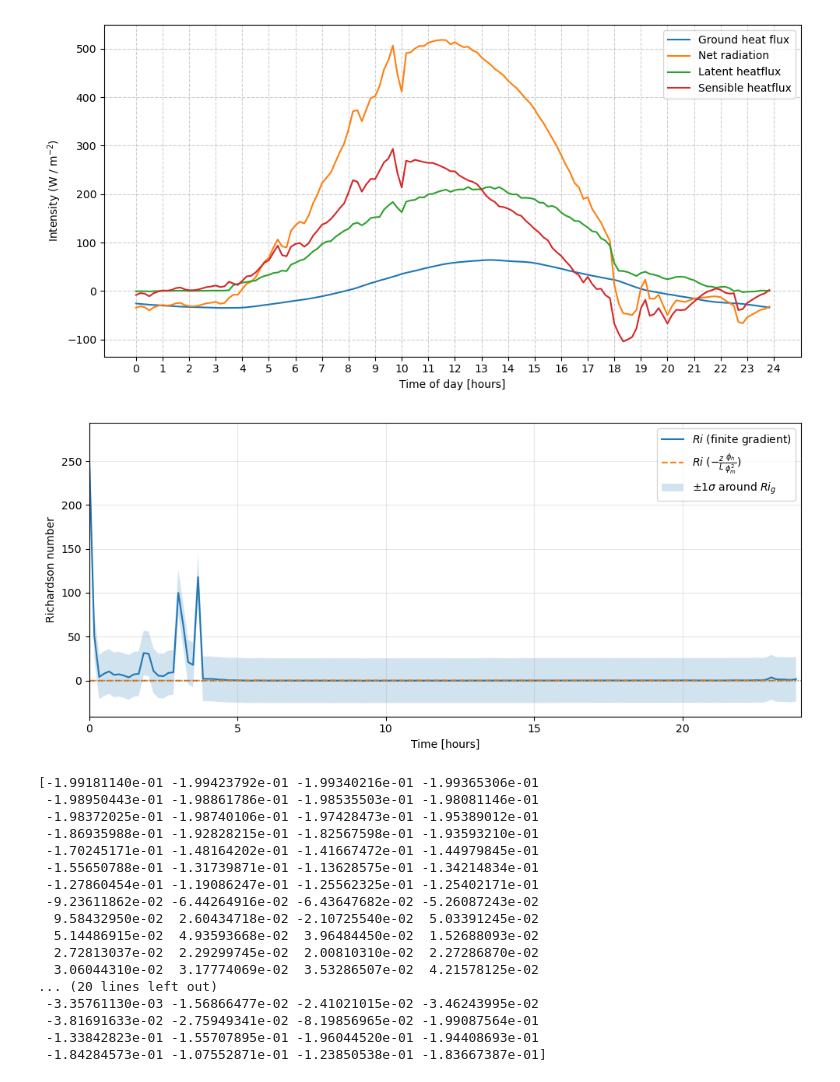
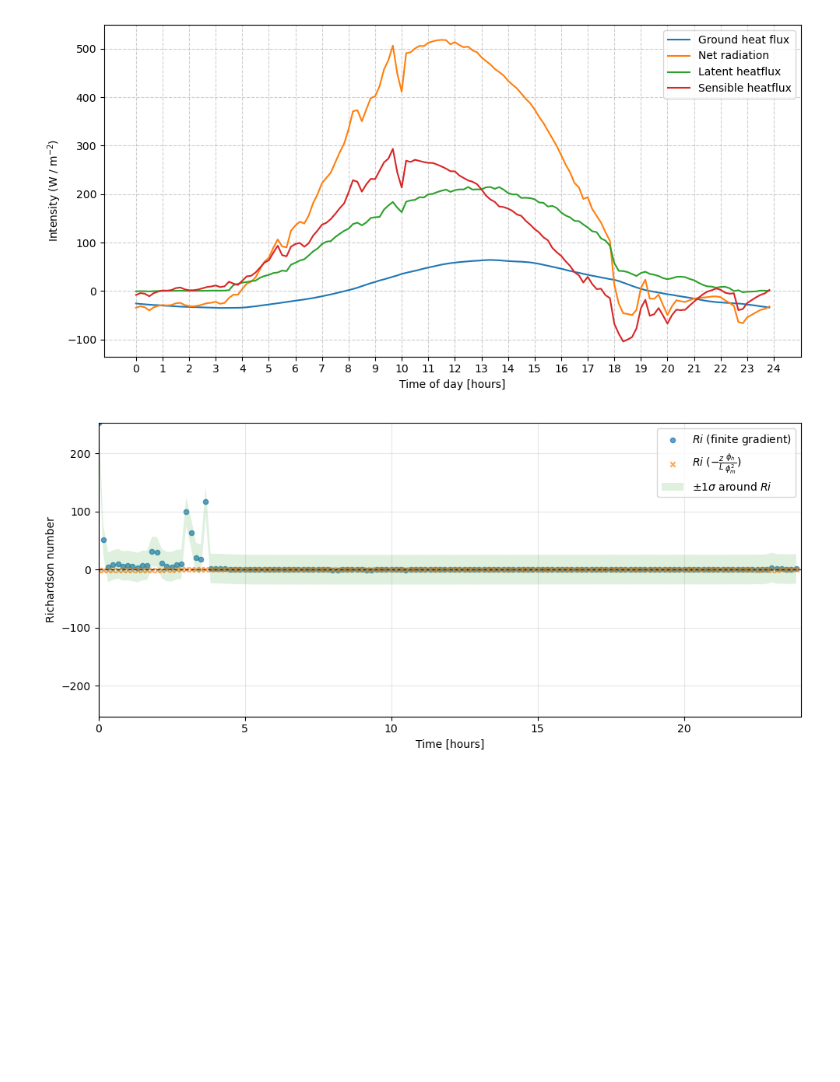
Before and after one commit to SisterPeanut/Turbulence_course, a Jupyter notebook: Main_data2.ipynb, the cells around one changed output. Cells and saved outputs as stored; diff of their text form; code cells hidden in the pictures; blank space fills up the shorter version.

```diff
--- a/Main_data2.ipynb
+++ b/Main_data2.ipynb
@@ -207,7 +210,7 @@ plt.show()
 # %% [output]
 [figure]
 # %%
-price_per_m3 = 4.0          # SEK per m³; set to your actual price
+price_per_m3 = 40          # SEK per m³; set to your actual price
 bar_width = 0.22            # narrower bars to leave space between groups
 hatches = ['/', '\\', 'x', 'o', '.', '*']  # will cycle if more heights than patterns
 label_fmt = "{:,.0f}"       # show rounded SEK with thousands sep; e.g., 12,345
@@ -373,56 +376,52 @@ Ri_shije = np.ravel(Ri_shije)
 time_hours = np.arange(0, 24, 10/60)  # 144 points
 
 # --- Align lengths ---
 n = min(len(time_hours), len(Ri), len(Ri_shije))
 t_plot   = time_hours[:n]
 Ri       = Ri[:n]
 Ri_shije = Ri_shije[:n]
 
 # --- Optional: mask NaNs so lines/bands don't break ---
 mask = np.isfinite(Ri) & np.isfinite(Ri_shije)
 t_plot_m = t_plot[mask]
 Ri_m     = Ri[mask]
 Ri_sh_m  = Ri_shije[mask]
 
 # --- 1-sigma band around Ri (finite-difference) ---
 sigma   = np.nanstd(Ri_m)
 Ri_up   = Ri_m + sigma
 Ri_low  = Ri_m - sigma
 
 # --- Plot ---
 fig, ax = plt.subplots(figsize=(10, 4.5))
-ax.plot(t_plot_m, Ri_m, label=r"$Ri$ (finite gradient)", linewidth=1.5)
-ax.plot(t_plot_m, Ri_sh_m, label=r"$Ri$ ($-\frac{z}{L}\frac{\phi_h}{\phi_m^2}$)",
-        linewidth=1.5, linestyle="--")
-ax.fill_between(t_plot_m, Ri_low, Ri_up, alpha=0.2, label=r"$\pm 1\sigma$ around $Ri_g$")
 
-ax.axhline(0.25, linewidth=1, linestyle=":", alpha=0.8)
+# Scatter plots
+ax.scatter(t_plot_m, Ri_m, s=20, alpha=0.7, label=r"$Ri$ (finite gradient)")
+ax.scatter(t_plot_m, Ri_sh_m, s=20, alpha=0.7, marker="x",
+           label=r"$Ri$ ($-\frac{z}{L}\frac{\phi_h}{\phi_m^2}$)")
+
+# Sigma band
+sigma   = np.nanstd(Ri_m)
+Ri_up   = Ri_m + sigma
+Ri_low  = Ri_m - sigma
+ax.fill_between(t_plot_m, Ri_low, Ri_up, alpha=0.15, label=r"$\pm 1\sigma$ around $Ri$")
+
+# Reference lines
+ax.axhline(0.0, color="k", linewidth=1, linestyle="--", alpha=0.8)   # zero line
+ax.axhline(0.25, linewidth=1, linestyle=":", alpha=0.8, color="gray")
+
+# Center zero in y-axis
+yabs = max(abs(np.nanmin(Ri_m)), abs(np.nanmax(Ri_m)))
+ax.set_ylim(-yabs, yabs)
+
 ax.set_ylabel("Richardson number")
 ax.set_xlabel("Time [hours]")
+ax.set_xlim(0, 24)
 
-ax.set_xlim(0, 24)
 ax.legend()
 ax.grid(True, alpha=0.3)
 plt.tight_layout()
 plt.show()
-print(Ri_shije)
 # %% [output]
-[figure, old version]
+[figure, new version]
-[-1.99181140e-01 -1.99423792e-01 -1.99340216e-01 -1.99365306e-01
- -1.98950443e-01 -1.98861786e-01 -1.98535503e-01 -1.98081146e-01
- -1.98372025e-01 -1.98740106e-01 -1.97428473e-01 -1.95389012e-01
- -1.86935988e-01 -1.92828215e-01 -1.82567598e-01 -1.93593210e-01
- -1.70245171e-01 -1.48164202e-01 -1.41667472e-01 -1.44979845e-01
- -1.55650788e-01 -1.31739871e-01 -1.13628575e-01 -1.34214834e-01
- -1.27860454e-01 -1.19086247e-01 -1.25562325e-01 -1.25402171e-01
- -9.23611862e-02 -6.44264916e-02 -6.43647682e-02 -5.26087243e-02
-  9.58432950e-02  2.60434718e-02 -2.10725540e-02  5.03391245e-02
-  5.14486915e-02  4.93593668e-02  3.96484450e-02  1.52688093e-02
-  2.72813037e-02  2.29299745e-02  2.00810310e-02  2.27286870e-02
-  3.06044310e-02  3.17774069e-02  3.53286507e-02  4.21578125e-02
-... (20 lines left out)
- -3.35761130e-03 -1.56866477e-02 -2.41021015e-02 -3.46243995e-02
- -3.81691633e-02 -2.75949341e-02 -8.19856965e-02 -1.99087564e-01
- -1.33842823e-01 -1.55707895e-01 -1.96044520e-01 -1.94408693e-01
- -1.84284573e-01 -1.07552871e-01 -1.23850538e-01 -1.83667387e-01]
 # %%
```
Also changed, not shown: parts of 3 cells of this notebook, 19 other files.
